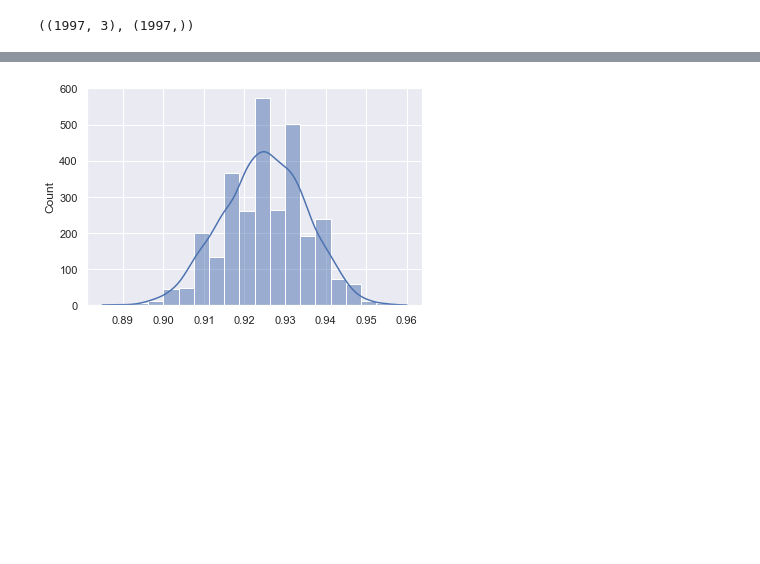
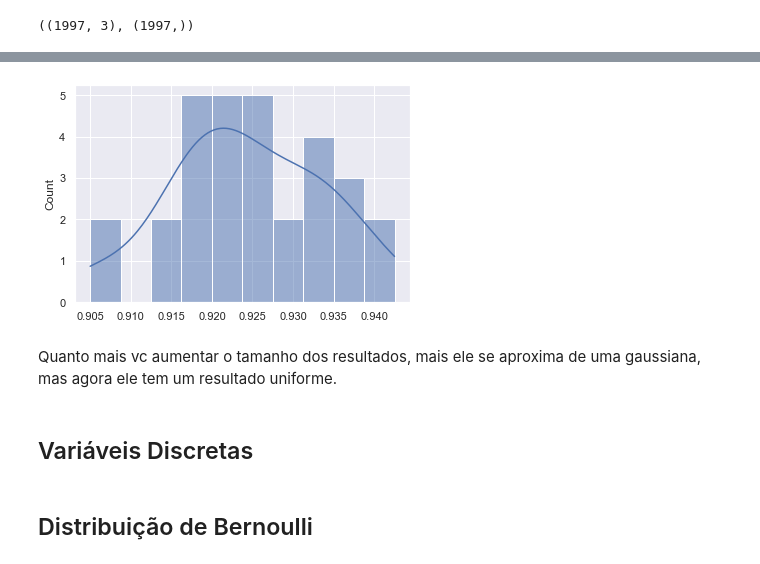
Before and after one commit to njuliacsouza/_IAExpert, a Jupyter notebook: 4. Estatística para Ciência de Dados e Machine Learning/5 - Distribuições estatísticas.ipynb, the cells around one changed output, grey strips where cells are left out. Cells and saved outputs as stored; diff of their text form; code cells hidden in the pictures; blank space fills up the shorter version.

```diff
--- a/4. Estatística para Ciência de Dados e Machine Learning/5 - Distribuições estatísticas.ipynb
+++ b/4. Estatística para Ciência de Dados e Machine Learning/5 - Distribuições estatísticas.ipynb
@@ -328,7 +328,7 @@ from sklearn.metrics import accuracy_score
 from sklearn.model_selection import train_test_split
 # %%
 resultados_naive_bayes = []
-for i in range(3000):
+for i in range(30):
     X_train, X_test, y_train, y_test = train_test_split(X, y, test_size=0.2, stratify=y, random_state=i)
 
     naive_bayes = GaussianNB()
@@ -350,4 +350,10 @@ Desvio Padrão: 0.010342818227586176
 # %%
-srn.histplot(resultados_naive_bayes, kde=True, bins=20);
+srn.histplot(resultados_naive_bayes, kde=True, bins=10);
 # %% [output]
-[figure, old version]
+[figure, new version]
+# %% [markdown]
+Quanto mais vc aumentar o tamanho dos resultados, mais ele se aproxima de uma gaussiana, mas agora ele tem um resultado uniforme.
+# %% [markdown]
+## Variáveis Discretas
+# %% [markdown]
+## Distribuição de Bernoulli
```
Also changed, not shown: parts of 1 cell of this notebook.
